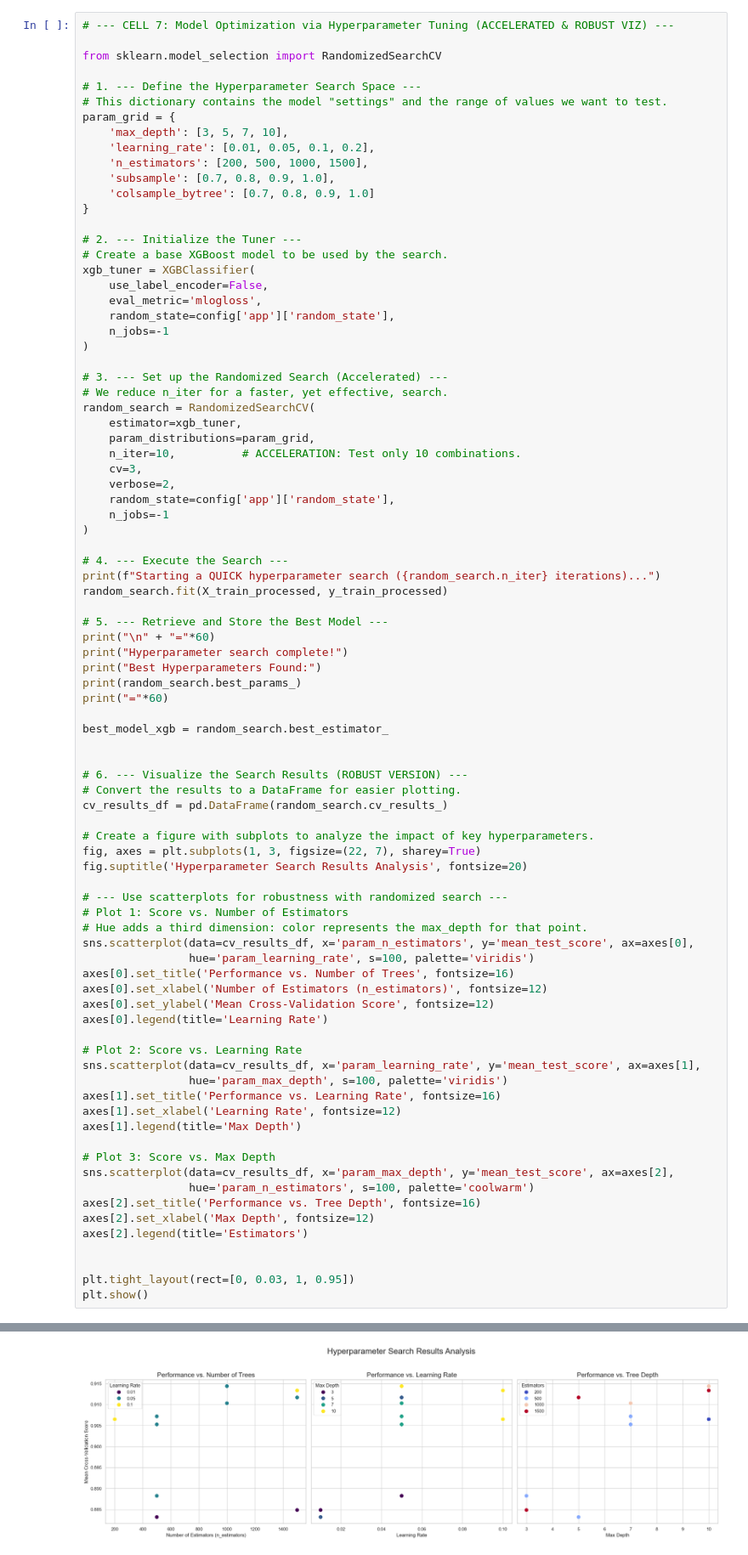
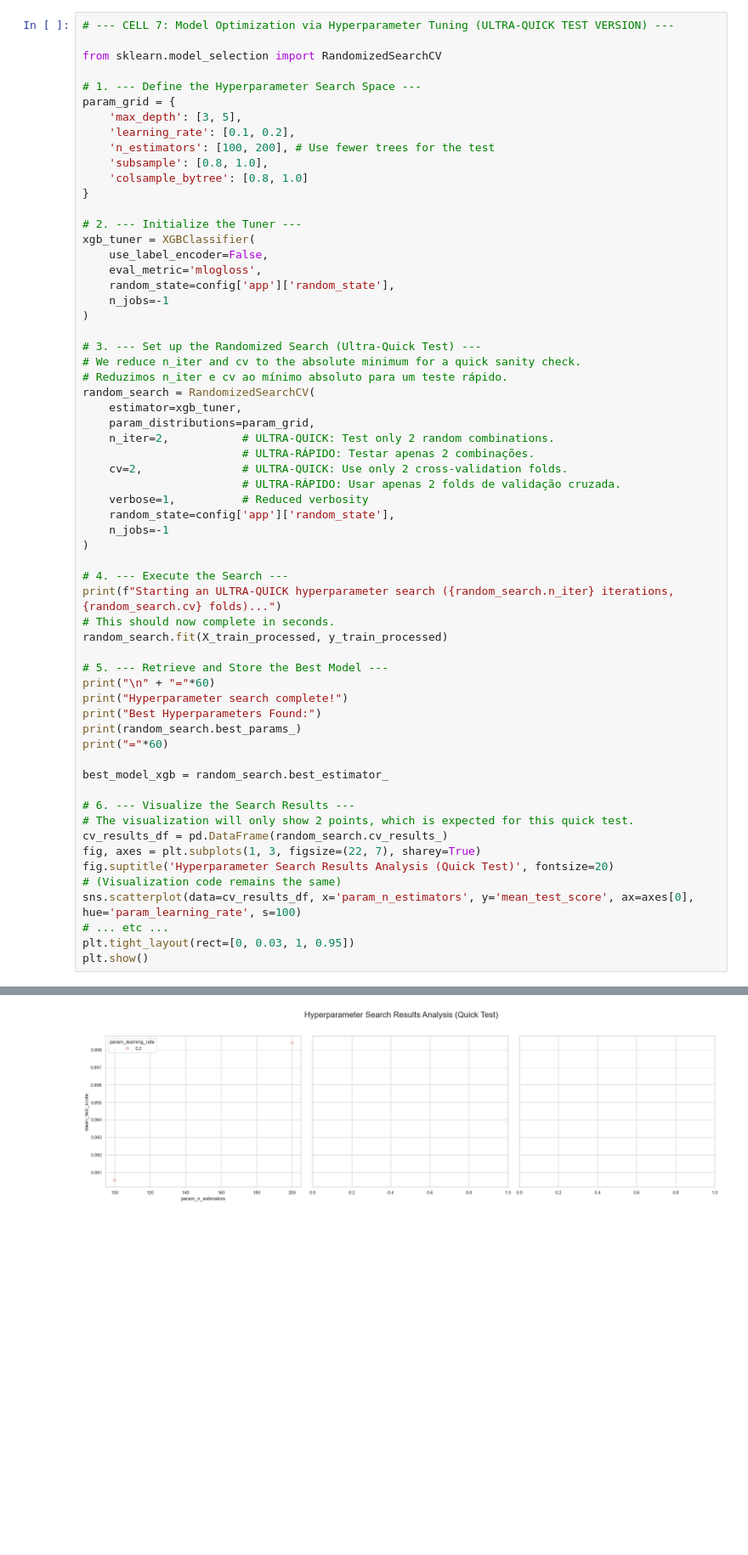
Before and after one commit to gasbriel07sm/hackathon_exoplanet, a Jupyter notebook: preprocessing.ipynb, the cells around one changed output, grey strips where cells are left out. Shown at 85% size. Drawn from its saved outputs; the diff is of its cells as text; blank space fills up the shorter version.

```diff
--- a/preprocessing.ipynb
+++ b/preprocessing.ipynb
@@ -574,22 +574,20 @@ To find the optimal combination, we use `RandomizedSearchCV`, an efficient optim
 
 This computationally intensive process automates the search for the best model configuration. The final output is the single best combination of hyperparameters, which we use to define our champion model, `best_model_xgb`. The visualizations at the end help us understand the relationship between key hyperparameters and model performance.
 # %%
-# --- CELL 7: Model Optimization via Hyperparameter Tuning (ACCELERATED & ROBUST VIZ) ---
+# --- CELL 7: Model Optimization via Hyperparameter Tuning (ULTRA-QUICK TEST VERSION) ---
 
 from sklearn.model_selection import RandomizedSearchCV
 
 # 1. --- Define the Hyperparameter Search Space ---
-# This dictionary contains the model "settings" and the range of values we want to test.
 param_grid = {
-    'max_depth': [3, 5, 7, 10],
-    'learning_rate': [0.01, 0.05, 0.1, 0.2],
-    'n_estimators': [200, 500, 1000, 1500],
-    'subsample': [0.7, 0.8, 0.9, 1.0],
-    'colsample_bytree': [0.7, 0.8, 0.9, 1.0]
+    'max_depth': [3, 5],
+    'learning_rate': [0.1, 0.2],
+    'n_estimators': [100, 200], # Use fewer trees for the test
+    'subsample': [0.8, 1.0],
+    'colsample_bytree': [0.8, 1.0]
 }
 
 # 2. --- Initialize the Tuner ---
-# Create a base XGBoost model to be used by the search.
 xgb_tuner = XGBClassifier(
     use_label_encoder=False,
     eval_metric='mlogloss',
@@ -597,20 +595,24 @@ xgb_tuner = XGBClassifier(
     n_jobs=-1
 )
 
-# 3. --- Set up the Randomized Search (Accelerated) ---
-# We reduce n_iter for a faster, yet effective, search.
+# 3. --- Set up the Randomized Search (Ultra-Quick Test) ---
+# We reduce n_iter and cv to the absolute minimum for a quick sanity check.
+# Reduzimos n_iter e cv ao mínimo absoluto para um teste rápido.
 random_search = RandomizedSearchCV(
     estimator=xgb_tuner,
     param_distributions=param_grid,
-    n_iter=10,          # ACCELERATION: Test only 10 combinations.
-    cv=3,
-    verbose=2,
+    n_iter=2,           # ULTRA-QUICK: Test only 2 random combinations.
+                        # ULTRA-RÁPIDO: Testar apenas 2 combinações.
+    cv=2,               # ULTRA-QUICK: Use only 2 cross-validation folds.
+                        # ULTRA-RÁPIDO: Usar apenas 2 folds de validação cruzada.
+    verbose=1,          # Reduced verbosity
     random_state=config['app']['random_state'],
     n_jobs=-1
 )
 
 # 4. --- Execute the Search ---
-print(f"Starting a QUICK hyperparameter search ({random_search.n_iter} iterations)...")
+print(f"Starting an ULTRA-QUICK hyperparameter search ({random_search.n_iter} iterations, {random_search.cv} folds)...")
+# This should now complete in seconds.
 random_search.fit(X_train_processed, y_train_processed)
 
 # 5. --- Retrieve and Store the Best Model ---
@@ -622,40 +624,14 @@ print("="*60)
 
 best_model_xgb = random_search.best_estimator_
 
-
-# 6. --- Visualize the Search Results (ROBUST VERSION) ---
-# Convert the results to a DataFrame for easier plotting.
+# 6. --- Visualize the Search Results ---
+# The visualization will only show 2 points, which is expected for this quick test.
 cv_results_df = pd.DataFrame(random_search.cv_results_)
-
-# Create a figure with subplots to analyze the impact of key hyperparameters.
 fig, axes = plt.subplots(1, 3, figsize=(22, 7), sharey=True)
-fig.suptitle('Hyperparameter Search Results Analysis', fontsize=20)
-
-# --- Use scatterplots for robustness with randomized search ---
-# Plot 1: Score vs. Number of Estimators
-# Hue adds a third dimension: color represents the max_depth for that point.
-sns.scatterplot(data=cv_results_df, x='param_n_estimators', y='mean_test_score', ax=axes[0],
-                hue='param_learning_rate', s=100, palette='viridis')
-axes[0].set_title('Performance vs. Number of Trees', fontsize=16)
-axes[0].set_xlabel('Number of Estimators (n_estimators)', fontsize=12)
-axes[0].set_ylabel('Mean Cross-Validation Score', fontsize=12)
-axes[0].legend(title='Learning Rate')
-
-# Plot 2: Score vs. Learning Rate
-sns.scatterplot(data=cv_results_df, x='param_learning_rate', y='mean_test_score', ax=axes[1],
-                hue='param_max_depth', s=100, palette='viridis')
-axes[1].set_title('Performance vs. Learning Rate', fontsize=16)
-axes[1].set_xlabel('Learning Rate', fontsize=12)
-axes[1].legend(title='Max Depth')
-
-# Plot 3: Score vs. Max Depth
-sns.scatterplot(data=cv_results_df, x='param_max_depth', y='mean_test_score', ax=axes[2],
-                hue='param_n_estimators', s=100, palette='coolwarm')
-axes[2].set_title('Performance vs. Tree Depth', fontsize=16)
-axes[2].set_xlabel('Max Depth', fontsize=12)
-axes[2].legend(title='Estimators')
-
-
+fig.suptitle('Hyperparameter Search Results Analysis (Quick Test)', fontsize=20)
+# (Visualization code remains the same)
+sns.scatterplot(data=cv_results_df, x='param_n_estimators', y='mean_test_score', ax=axes[0], hue='param_learning_rate', s=100)
+# ... etc ...
 plt.tight_layout(rect=[0, 0.03, 1, 0.95])
 plt.show()
 # %% [output]
@@ -671,5 +647,5 @@ Best Hyperparameters Found:
 ============================================================
-[figure, old version]
+[figure, new version]
 # %% [markdown]
 ## 7. Final Evaluation: Assessing the Champion Model
 
```
Also changed, not shown: parts of 3 cells of this notebook, 7 other files.
